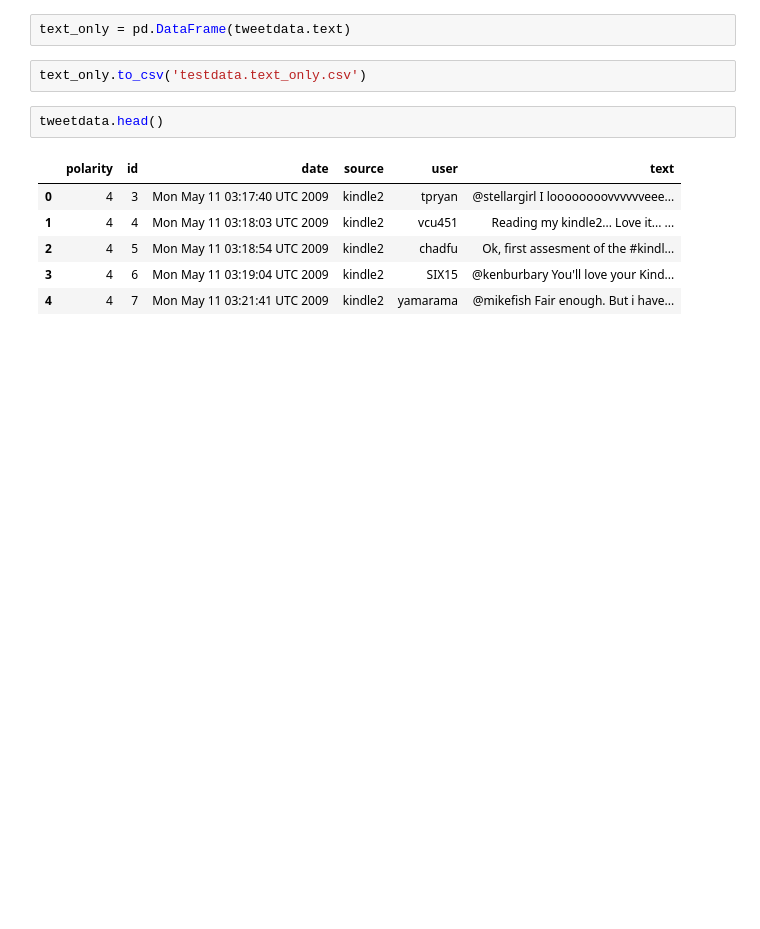
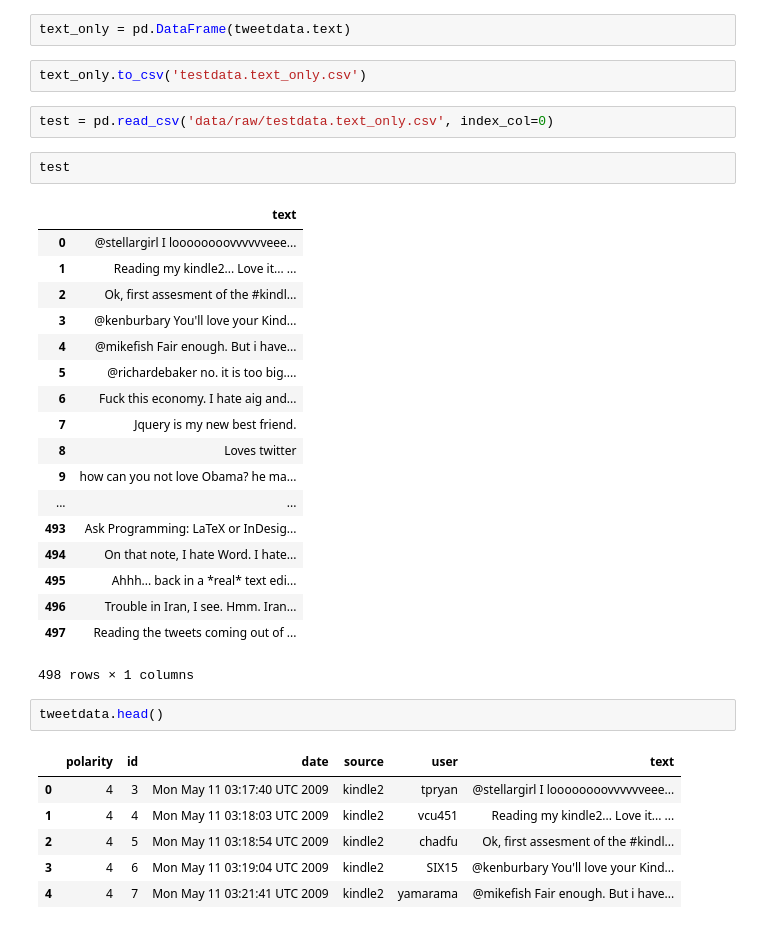
Before and after one commit to InsightDataScience/vectorizer, a Jupyter notebook: inference/EDA.ipynb, the cells around one changed output. Saved outputs shown, nothing was run; the diff lists cells and outputs as text; blank space fills up the shorter version.

```diff
--- a/inference/EDA.ipynb
+++ b/inference/EDA.ipynb
@@ -14,6 +14,29 @@ tweetdata.columns=['polarity', 'id', 'date', 'source', 'user', 'text']
 text_only = pd.DataFrame(tweetdata.text)
 # %%
 text_only.to_csv('testdata.text_only.csv')
+# %%
+test = pd.read_csv('data/raw/testdata.text_only.csv', index_col=0)
+# %%
+test
+# %% [output]
+|  | text |
+| 0 | @stellargirl I loooooooovvvvvveee... |
+| 1 | Reading my kindle2... Love it... ... |
+| 2 | Ok, first assesment of the #kindl... |
+| 3 | @kenburbary You'll love your Kind... |
+| 4 | @mikefish Fair enough. But i have... |
+| 5 | @richardebaker no. it is too big.... |
+| 6 | Fuck this economy. I hate aig and... |
+| 7 | Jquery is my new best friend. |
+| 8 | Loves twitter |
+| 9 | how can you not love Obama? he ma... |
+| ... | ... |
+| 493 | Ask Programming: LaTeX or InDesig... |
+| 494 | On that note, I hate Word. I hate... |
+| 495 | Ahhh... back in a *real* text edi... |
+| 496 | Trouble in Iran, I see. Hmm. Iran... |
+| 497 | Reading the tweets coming out of ... |
+498 rows × 1 columns
 # %%
 tweetdata.head()
 # %% [output]
```
Also changed, not shown: 2 other files.
